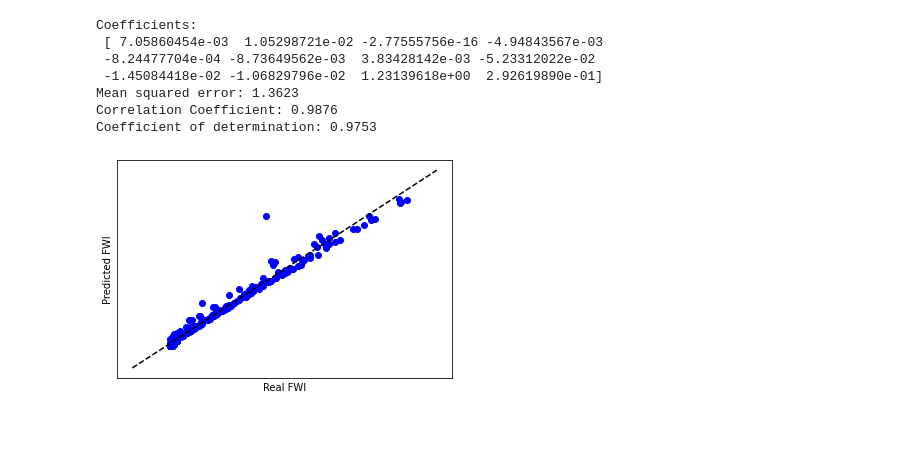
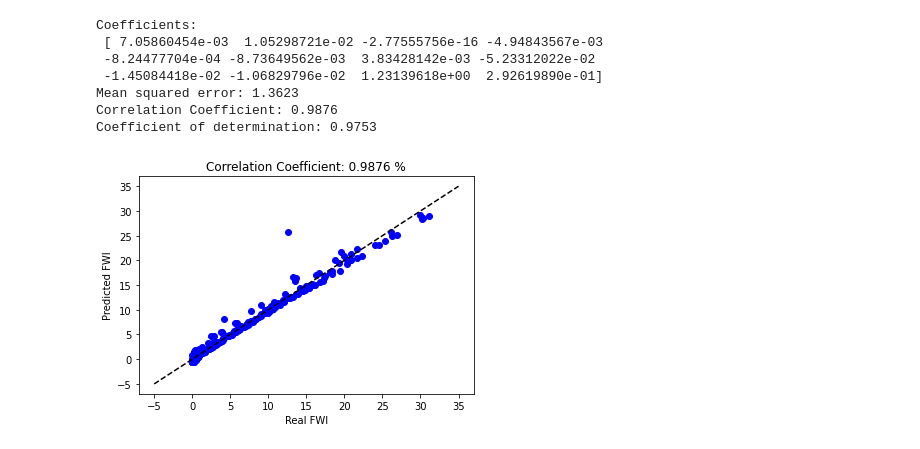
Before and after one commit to Sandrocamargo/deep-learning, a Jupyter notebook: dl_class03_LinearRegression.ipynb, the cells around one changed output. Cells and saved outputs as stored; diff of their text form; code cells hidden in the pictures.

```diff
--- a/dl_class03_LinearRegression.ipynb
+++ b/dl_class03_LinearRegression.ipynb
@@ -93,16 +94,13 @@ Mean squared error: 1.3623
 Correlation Coefficient: 0.9876
 Coefficient of determination: 0.9753
 # %%
-# Plot outputs
+# Plot model outputs
 plt.scatter(y, pred, color="blue")
 plt.plot([-5,35], [-5,35], color = 'black', ls = '--')
-#plt.plot(y, pred, color="blue", linewidth=3)
 plt.xlabel("Real FWI")
 plt.ylabel("Predicted FWI")
-
-plt.xticks(())
-plt.yticks(())
+plt.title("Correlation Coefficient: %.4f %%" % np.corrcoef(y, pred)[0,1])
 
 plt.show()
 # %% [output]
-[figure, old version]
+[figure, new version]
```
Also changed, not shown: parts of 6 cells of this notebook.
